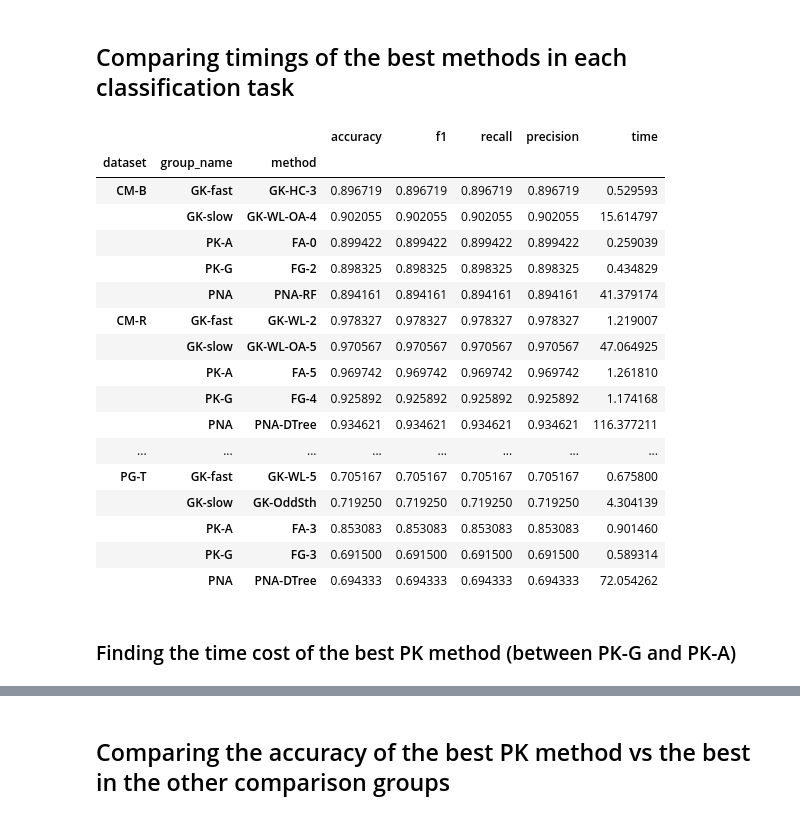
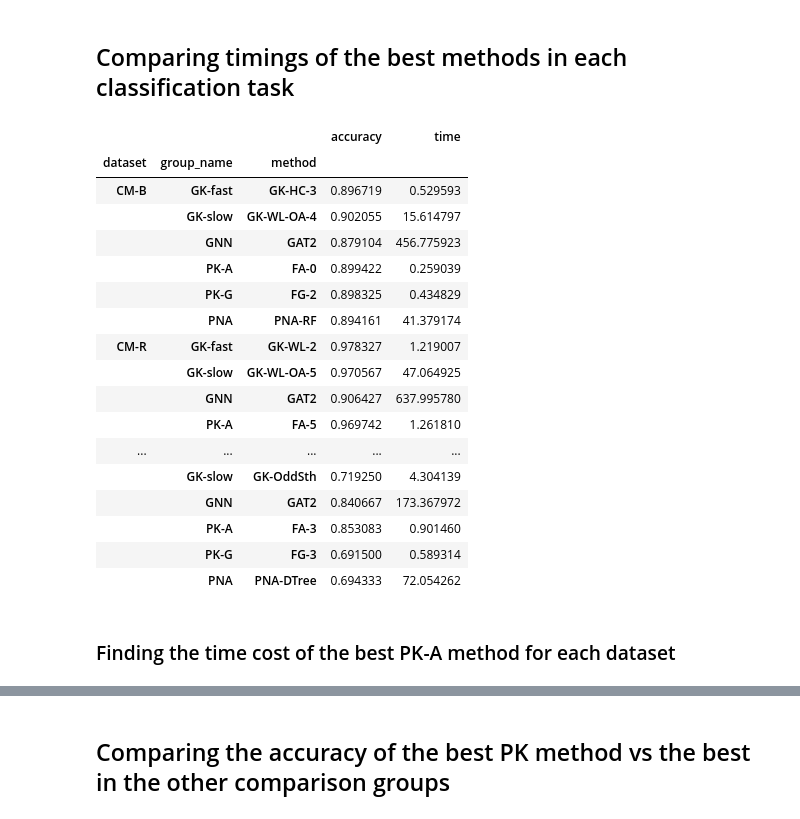
Before and after one commit to trungdong/provenance-kernel-evaluation, a Jupyter notebook: plots.ipynb, the cells around one changed output, grey strips where cells are left out. Cells and saved outputs as stored; diff of their text form; code cells hidden in the pictures.

```diff
--- a/plots.ipynb
+++ b/plots.ipynb
@@ -59,6 +59,7 @@ group_prefixes = {
     "DA": "PK-AD",  # provenance kernels using generic PROV types and application types with 2-length derivations
     "TG": "PK-GT",  # kernels with WdfT transformations (generic PROV types)
     "TA": "PK-AT",  # kernels with WdfT transformations (generic PROV types + application types)
+    "GAT2": "GNN",  # a single GNN (GATv2) to explore how they perform with PROV graphs
 }
 
 def name_group(method: str) -> str:
@@ -71,13 +72,15 @@ def name_group(method: str) -> str:
         return "AppData"
 
 def best_performers(results: pd.DataFrame, scoring="accuracy"):
+    # Find the best (most accurate) method in each of the comparison groups
+
     # Give them a group name for plotting
     results = results.copy()
     # add a "group_name" column to the table
     results["group_name"] = results.method.map(name_group)
 
     best_methods = set()
-    for group_name in ["PK-G", "PK-A", "PNA", "GK-slow", "GK-fast"]:
+    for group_name in ["PK-G", "PK-A", "PNA", "GK-slow", "GK-fast", "GNN"]:
         group_scorings = results[results.group_name == group_name]
         if group_scorings.empty:
             continue
@@ -101,26 +106,26 @@ scorings = pd.concat(scorings_to_plots, ignore_index=True)
 # %% [markdown]
 ## Comparing timings of the best methods in each classification task
 # %%
-summary = scorings.groupby(["dataset", "group_name", "method"]).mean()
+summary = scorings.groupby(["dataset", "group_name", "method"]).mean()[["accuracy", "time"]]
 summary
 # %% [output]
-|  |  |  | accuracy | f1 | recall | precision | time |
-| dataset | group_name | method |  |  |  |  |  |
-| CM-B | GK-fast | GK-HC-3 | 0.896719 | 0.896719 | 0.896719 | 0.896719 | 0.529593 |
-|  | GK-slow | GK-WL-OA-4 | 0.902055 | 0.902055 | 0.902055 | 0.902055 | 15.614797 |
-|  | PK-A | FA-0 | 0.899422 | 0.899422 | 0.899422 | 0.899422 | 0.259039 |
-|  | PK-G | FG-2 | 0.898325 | 0.898325 | 0.898325 | 0.898325 | 0.434829 |
-|  | PNA | PNA-RF | 0.894161 | 0.894161 | 0.894161 | 0.894161 | 41.379174 |
-| CM-R | GK-fast | GK-WL-2 | 0.978327 | 0.978327 | 0.978327 | 0.978327 | 1.219007 |
-|  | GK-slow | GK-WL-OA-5 | 0.970567 | 0.970567 | 0.970567 | 0.970567 | 47.064925 |
-|  | PK-A | FA-5 | 0.969742 | 0.969742 | 0.969742 | 0.969742 | 1.261810 |
-|  | PK-G | FG-4 | 0.925892 | 0.925892 | 0.925892 | 0.925892 | 1.174168 |
-|  | PNA | PNA-DTree | 0.934621 | 0.934621 | 0.934621 | 0.934621 | 116.377211 |
-| ... | ... | ... | ... | ... | ... | ... | ... |
-| PG-T | GK-fast | GK-WL-5 | 0.705167 | 0.705167 | 0.705167 | 0.705167 | 0.675800 |
-|  | GK-slow | GK-OddSth | 0.719250 | 0.719250 | 0.719250 | 0.719250 | 4.304139 |
-|  | PK-A | FA-3 | 0.853083 | 0.853083 | 0.853083 | 0.853083 | 0.901460 |
-|  | PK-G | FG-3 | 0.691500 | 0.691500 | 0.691500 | 0.691500 | 0.589314 |
-|  | PNA | PNA-DTree | 0.694333 | 0.694333 | 0.694333 | 0.694333 | 72.054262 |
+|  |  |  | accuracy | time |
+| dataset | group_name | method |  |  |
+| CM-B | GK-fast | GK-HC-3 | 0.896719 | 0.529593 |
+|  | GK-slow | GK-WL-OA-4 | 0.902055 | 15.614797 |
+|  | GNN | GAT2 | 0.879104 | 456.775923 |
+|  | PK-A | FA-0 | 0.899422 | 0.259039 |
+|  | PK-G | FG-2 | 0.898325 | 0.434829 |
+|  | PNA | PNA-RF | 0.894161 | 41.379174 |
+| CM-R | GK-fast | GK-WL-2 | 0.978327 | 1.219007 |
+|  | GK-slow | GK-WL-OA-5 | 0.970567 | 47.064925 |
+|  | GNN | GAT2 | 0.906427 | 637.995780 |
+|  | PK-A | FA-5 | 0.969742 | 1.261810 |
+| ... | ... | ... | ... | ... |
+|  | GK-slow | GK-OddSth | 0.719250 | 4.304139 |
+|  | GNN | GAT2 | 0.840667 | 173.367972 |
+|  | PK-A | FA-3 | 0.853083 | 0.901460 |
+|  | PK-G | FG-3 | 0.691500 | 0.589314 |
+|  | PNA | PNA-DTree | 0.694333 | 72.054262 |
 # %% [markdown]
-### Finding the time cost of the best PK method (between PK-G and PK-A)
+### Finding the time cost of the best PK-A method for each dataset
```
Also changed, not shown: parts of 20 cells of this notebook.
